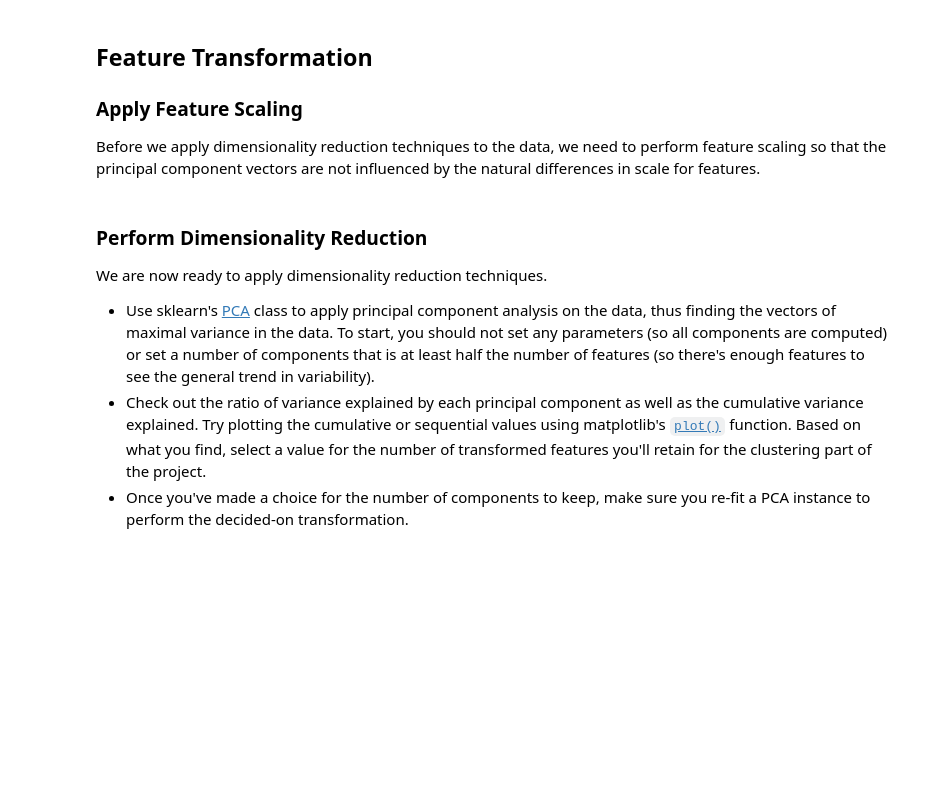
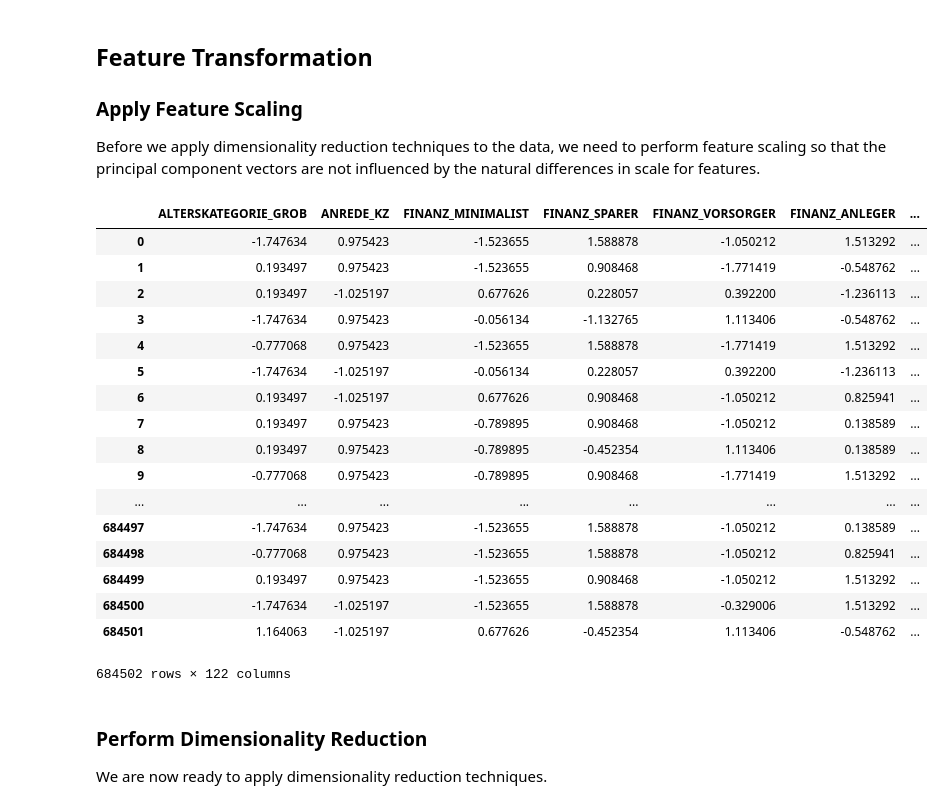
Before and after one commit to leonisawesome/identify_customer_segments, a Jupyter notebook: identify_customer_segment.ipynb, the cells around one changed output. Cells and saved outputs as stored; diff of their text form; code cells hidden in the pictures; blank space fills up the shorter version.

Commit message:
Fixed up the function for prepping for PCA.

```diff
--- a/identify_customer_segment.ipynb
+++ b/identify_customer_segment.ipynb
@@ -606,17 +606,35 @@ def scale_impute(df2_azdias):
     df2_azdias_imputer = SimpleImputer(missing_values=np.nan, strategy='median', verbose=1)
     df2_azdias_imputed = df2_azdias_imputer.fit_transform(df2_azdias)
     standard_scaler = StandardScaler()
-    return standard_scaler.fit_transform(df2_azdias_imputed)
+    df2_azdias_scaled = standard_scaler.fit_transform(df2_azdias_imputed)
+    return pd.DataFrame(df2_azdias_scaled, columns=list(df2_azdias))
 
-df2_azdias_scaled = scale_impute(df2_azdias)
+df3_azdias = scale_impute(df2_azdias)
-# %% [markdown]
-### Perform Dimensionality Reduction
-
-We are now ready to apply dimensionality reduction techniques.
-
-- Use sklearn's [PCA](http://scikit-learn.org/stable/modules/generated/sklearn.decomposition.PCA.html) class to apply principal component analysis on the data, thus finding the vectors of maximal variance in the data. To start, you should not set any parameters (so all components are computed) or set a number of components that is at least half the number of features (so there's enough features to see the general trend in variability).
-- Check out the ratio of variance explained by each principal component as well as the cumulative variance explained. Try plotting the cumulative or sequential values using matplotlib's [`plot()`](https://matplotlib.org/api/_as_gen/matplotlib.pyplot.plot.html) function. Based on what you find, select a value for the number of transformed features you'll retain for the clustering part of the project.
-- Once you've made a choice for the number of components to keep, make sure you re-fit a PCA instance to perform the decided-on transformation.
+# %%
+df3_azdias
+# %% [output]
+|  | ALTERSKATEGORIE_GROB | ANREDE_KZ | FINANZ_MINIMALIST | FINANZ_SPARER | FINANZ_VORSORGER | FINANZ_ANLEGER | ... |
+| 0 | -1.747634 | 0.975423 | -1.523655 | 1.588878 | -1.050212 | 1.513292 | ... |
+| 1 | 0.193497 | 0.975423 | -1.523655 | 0.908468 | -1.771419 | -0.548762 | ... |
+| 2 | 0.193497 | -1.025197 | 0.677626 | 0.228057 | 0.392200 | -1.236113 | ... |
+| 3 | -1.747634 | 0.975423 | -0.056134 | -1.132765 | 1.113406 | -0.548762 | ... |
+| 4 | -0.777068 | 0.975423 | -1.523655 | 1.588878 | -1.771419 | 1.513292 | ... |
+| 5 | -1.747634 | -1.025197 | -0.056134 | 0.228057 | 0.392200 | -1.236113 | ... |
+| 6 | 0.193497 | -1.025197 | 0.677626 | 0.908468 | -1.050212 | 0.825941 | ... |
+| 7 | 0.193497 | 0.975423 | -0.789895 | 0.908468 | -1.050212 | 0.138589 | ... |
+| 8 | 0.193497 | 0.975423 | -0.789895 | -0.452354 | 1.113406 | 0.138589 | ... |
+| 9 | -0.777068 | 0.975423 | -0.789895 | 0.908468 | -1.771419 | 1.513292 | ... |
+| ... | ... | ... | ... | ... | ... | ... | ... |
+| 684497 | -1.747634 | 0.975423 | -1.523655 | 1.588878 | -1.050212 | 0.138589 | ... |
+| 684498 | -0.777068 | 0.975423 | -1.523655 | 1.588878 | -1.050212 | 0.825941 | ... |
+| 684499 | 0.193497 | 0.975423 | -1.523655 | 0.908468 | -1.050212 | 1.513292 | ... |
+| 684500 | -1.747634 | -1.025197 | -1.523655 | 1.588878 | -0.329006 | 1.513292 | ... |
+| 684501 | 1.164063 | -1.025197 | 0.677626 | -0.452354 | 1.113406 | -0.548762 | ... |
+684502 rows × 122 columns
+# %% [markdown]
+### Perform Dimensionality Reduction
+
+We are now ready to apply dimensionality reduction techniques.
 # %%
 # Apply PCA to the data.
 # %%
```
